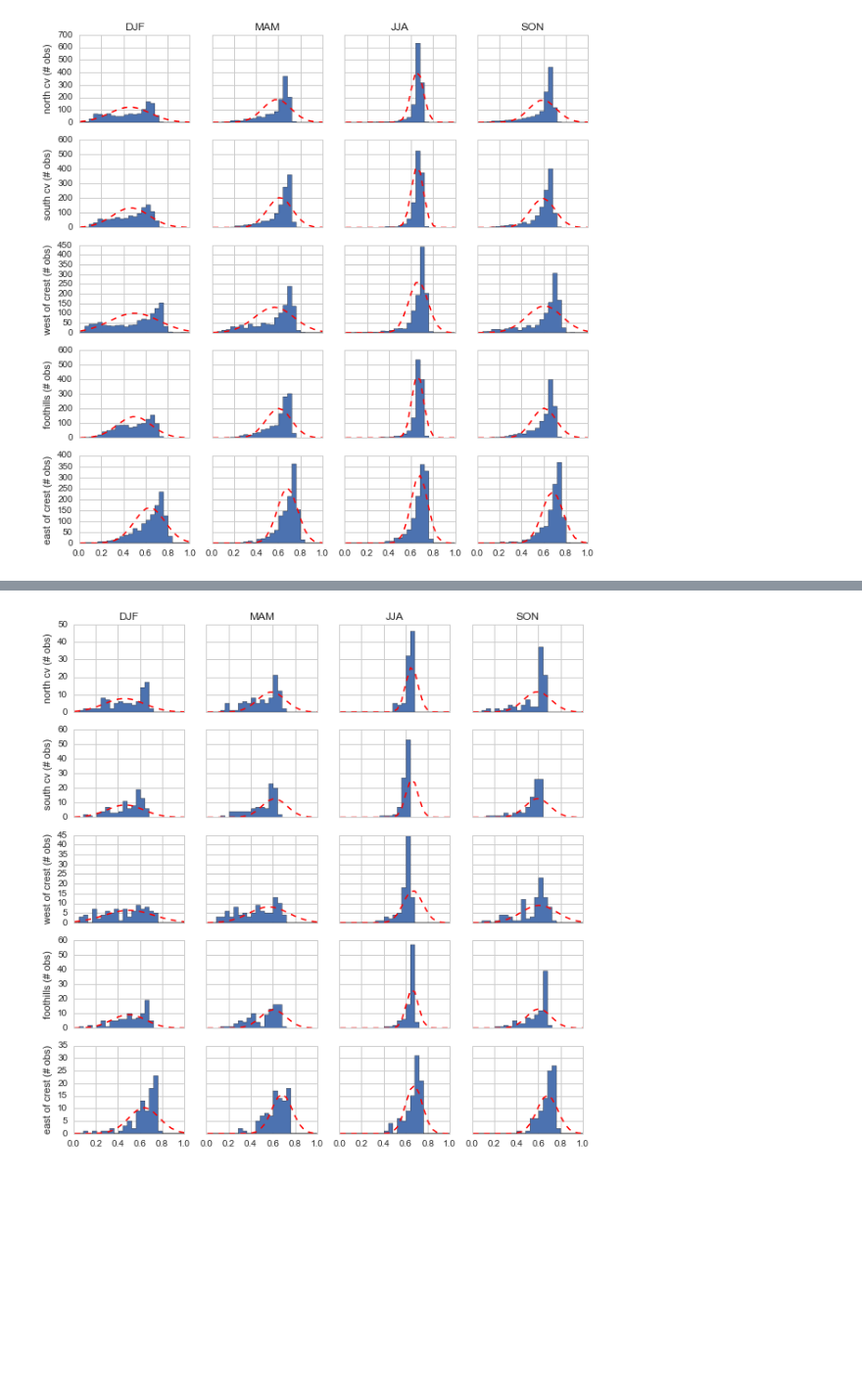
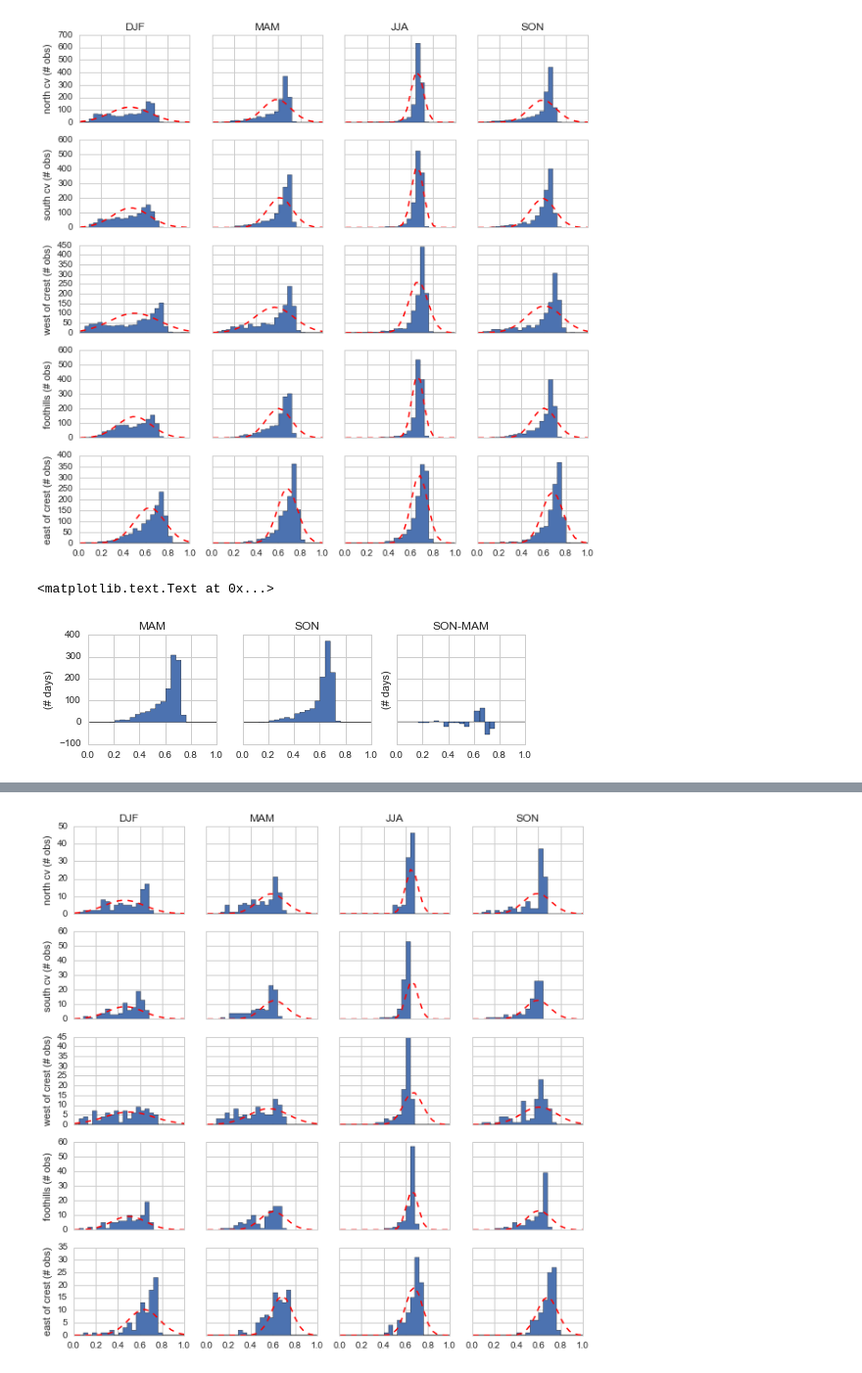
Before and after one commit to klapo/CalRad, a Jupyter notebook: CR.TauHistogram.ipynb, the cells around one changed output, grey strips where cells are left out. Shown at 98% size. Cells and saved outputs as stored; diff of their text form; code cells hidden in the pictures; blank space fills up the shorter version.

Commit message:
Looked at transmissivity by season and type of weather

```diff
--- a/CR.TauHistogram.ipynb
+++ b/CR.TauHistogram.ipynb
@@ -163,3 +161,32 @@ for n_s,s in enumerate(seasons):
             ax.set_ylabel(gr+' (# obs)')
 # %% [output]
 [figure]
+# %%
+## Tau histogram by season
+seasons = ['MAM', 'SON']
+fig,axes = plt.subplots(1, 3, sharex='col', sharey='row', figsize=(8,2))
+
+ax = axes[0]
+tau_for_hist = tau.to_array().mean(dim='station')
+tau_for_hist = tau_for_hist.sel(time=(tau_for_hist['time.season'] == seasons[0]))
+tau_for_hist = np.ma.masked_where(np.isnan(tau_for_hist),tau_for_hist)
+tau_for_hist = np.ma.masked_where(np.isinf(tau_for_hist),tau_for_hist)
+nSpring, bins, patches = ax.hist(tau_for_hist[0,:],range=(.01,1),bins=25, histtype='stepfilled')
+ax.set_title(seasons[0])
+ax.set_ylabel('(# days)')
+
+ax = axes[1]
+tau_for_hist = tau.to_array().mean(dim='station')
+tau_for_hist = tau_for_hist.sel(time=(tau_for_hist['time.season'] == seasons[1]))
+tau_for_hist = np.ma.masked_where(np.isnan(tau_for_hist),tau_for_hist)
+tau_for_hist = np.ma.masked_where(np.isinf(tau_for_hist),tau_for_hist)
+nFall, bins, patches = ax.hist(tau_for_hist[0,:],range=(.01,1),bins=25, histtype='stepfilled')
+ax.set_title(seasons[1])
+
+ax = axes[2]
+ax.bar(bins[0:-1], (nFall - nSpring), width=.0396)
+ax.set_title(seasons[1] + '-' + seasons[0])
+ax.set_ylabel('(# days)')
+# %% [output]
+<matplotlib.text.Text at 0x...>
+[figure, added]
```
Also changed, not shown: parts of 5 cells of this notebook.
